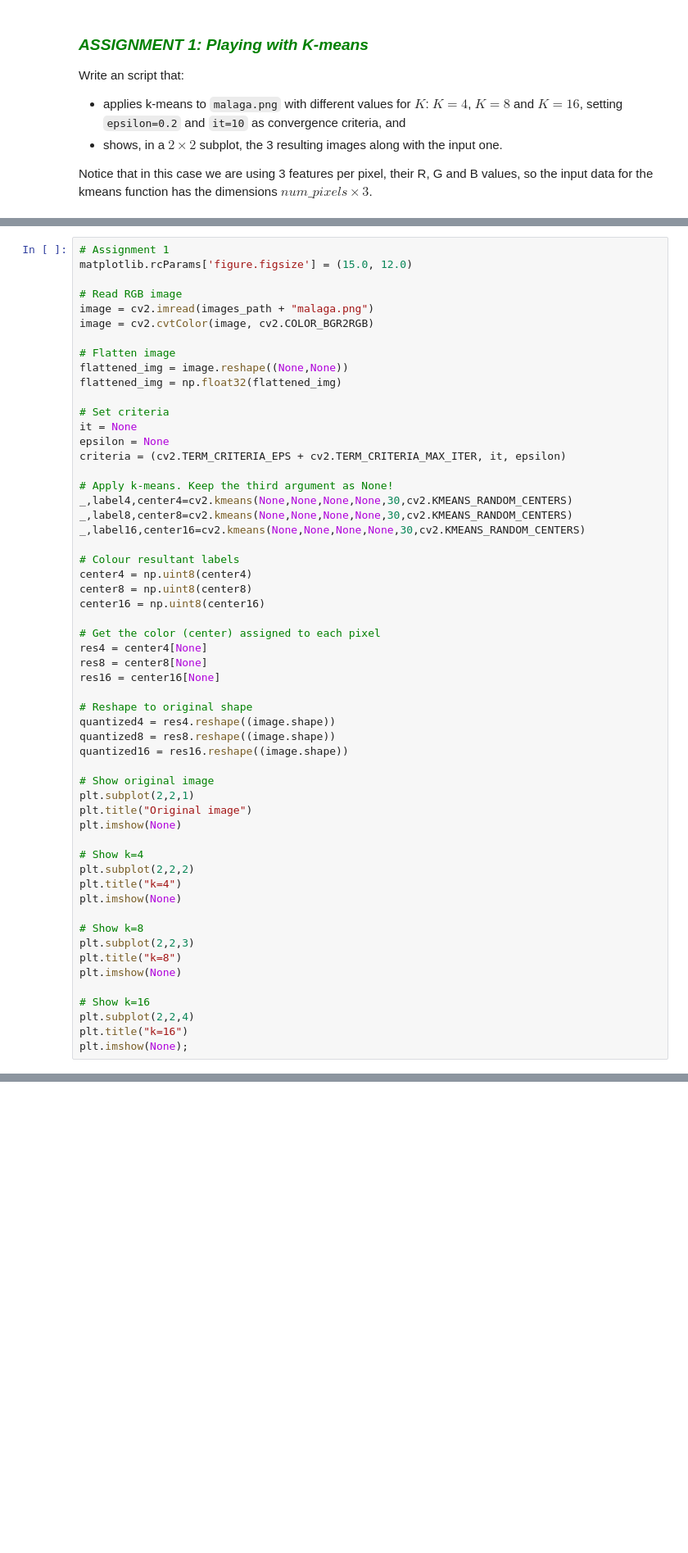
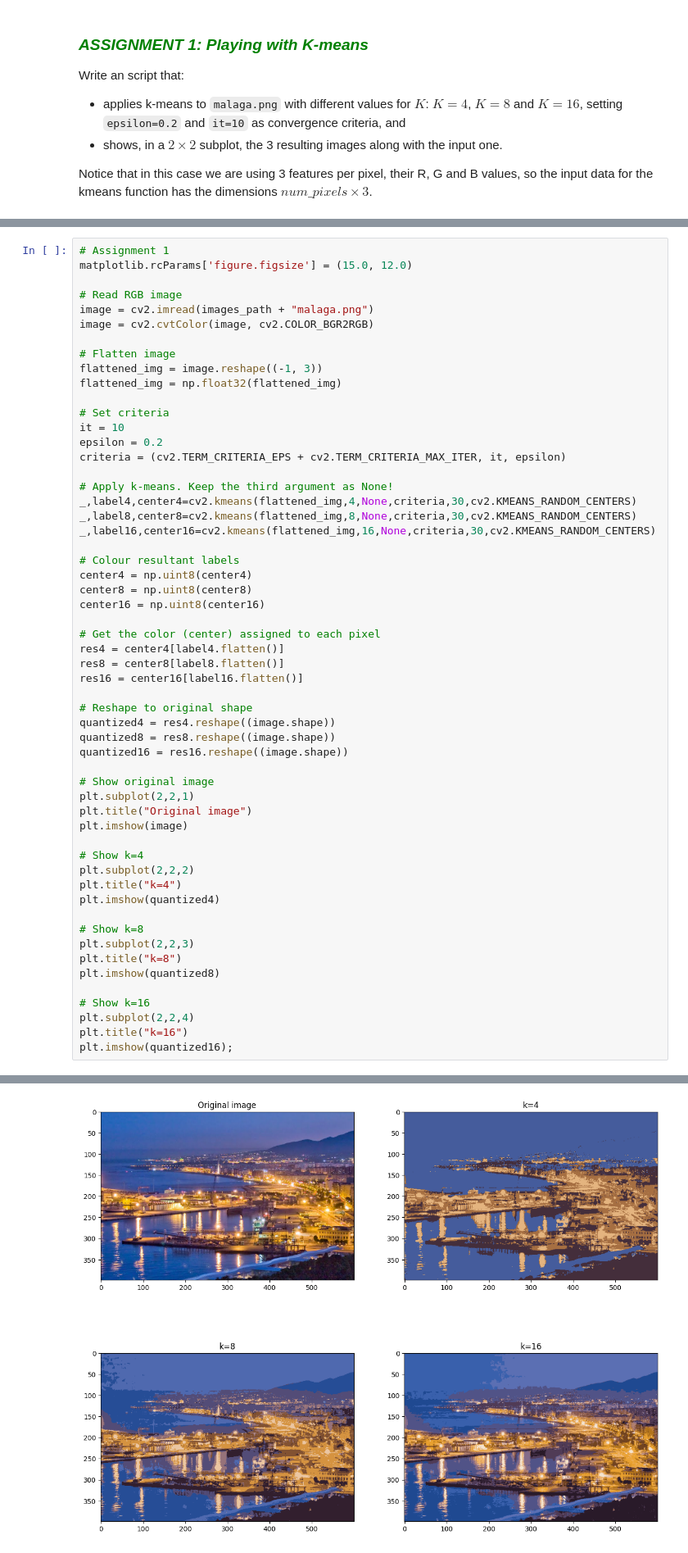
Before and after one commit to Croissanton/cvlab, a Jupyter notebook: Chapter 05. Image segmentation/5.2 Region-based techniques.ipynb, the cells around one changed output, grey strips where cells are left out. Shown at 82% size. Saved outputs shown, nothing was run; the diff lists cells and outputs as text; blank space fills up the shorter version.

```diff
--- a/Chapter 05. Image segmentation/5.2 Region-based techniques.ipynb
+++ b/Chapter 05. Image segmentation/5.2 Region-based techniques.ipynb
@@ -174,18 +174,18 @@ image = cv2.imread(images_path + "malaga.png")
 image = cv2.cvtColor(image, cv2.COLOR_BGR2RGB)
 
 # Flatten image
-flattened_img = image.reshape((None,None))
+flattened_img = image.reshape((-1, 3))
 flattened_img = np.float32(flattened_img)
 
 # Set criteria
-it = None
-epsilon = None
+it = 10
+epsilon = 0.2
 criteria = (cv2.TERM_CRITERIA_EPS + cv2.TERM_CRITERIA_MAX_ITER, it, epsilon)
 
 # Apply k-means. Keep the third argument as None!
-_,label4,center4=cv2.kmeans(None,None,None,None,30,cv2.KMEANS_RANDOM_CENTERS)
-_,label8,center8=cv2.kmeans(None,None,None,None,30,cv2.KMEANS_RANDOM_CENTERS)
-_,label16,center16=cv2.kmeans(None,None,None,None,30,cv2.KMEANS_RANDOM_CENTERS)
+_,label4,center4=cv2.kmeans(flattened_img,4,None,criteria,30,cv2.KMEANS_RANDOM_CENTERS)
+_,label8,center8=cv2.kmeans(flattened_img,8,None,criteria,30,cv2.KMEANS_RANDOM_CENTERS)
+_,label16,center16=cv2.kmeans(flattened_img,16,None,criteria,30,cv2.KMEANS_RANDOM_CENTERS)
 
 # Colour resultant labels
 center4 = np.uint8(center4)
@@ -193,9 +193,9 @@ center8 = np.uint8(center8)
 center16 = np.uint8(center16)
 
 # Get the color (center) assigned to each pixel
-res4 = center4[None]
-res8 = center8[None]
-res16 = center16[None]
+res4 = center4[label4.flatten()]
+res8 = center8[label8.flatten()]
+res16 = center16[label16.flatten()]
 
 # Reshape to original shape
 quantized4 = res4.reshape((image.shape))
@@ -205,20 +205,20 @@ quantized16 = res16.reshape((image.shape))
 # Show original image
 plt.subplot(2,2,1)
 plt.title("Original image")
-plt.imshow(None)
+plt.imshow(image)
 
 # Show k=4
 plt.subplot(2,2,2)
 plt.title("k=4")
-plt.imshow(None)
+plt.imshow(quantized4)
 
 # Show k=8
 plt.subplot(2,2,3)
 plt.title("k=8")
-plt.imshow(None)
+plt.imshow(quantized8)
 
 # Show k=16
 plt.subplot(2,2,4)
 plt.title("k=16")
-plt.imshow(None);
+plt.imshow(quantized16);
 # %% [output]
@@ -226,3 +225,4 @@ TypeError: 'NoneType' object cannot be interpreted as an integer
+[figure, added]
 # %% [markdown]
 ### <font color="blue"><b><i>Thinking about it (1)</i></b></font>
 
```
Also changed, not shown: parts of 9 cells of this notebook, 2 other files.
